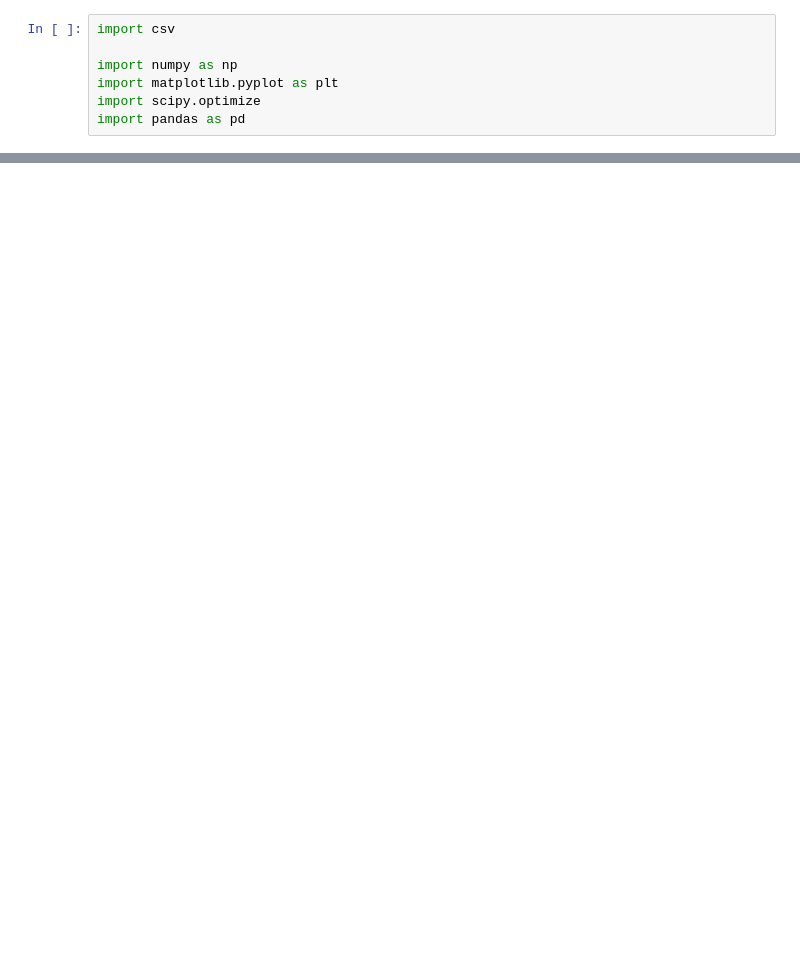
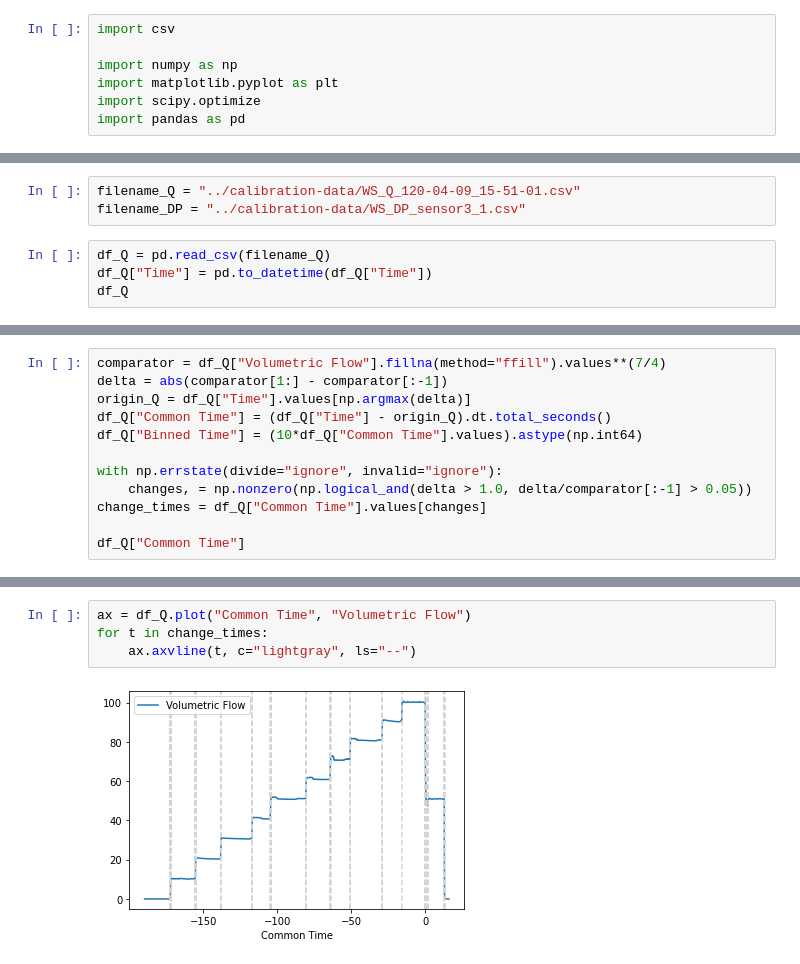
Before and after one commit to Princeton-Penn-Vents/princeton-penn-flowmeter, a Jupyter notebook: analysis/calibration-3.ipynb, the cells around one changed output, grey strips where cells are left out. Drawn from its saved outputs; the diff is of its cells as text; blank space fills up the shorter version.

```diff
--- a/analysis/calibration-3.ipynb
+++ b/analysis/calibration-3.ipynb
@@ -24,0 +8,7 @@ df
+# %%
+filename_Q = "../calibration-data/WS_Q_120-04-09_15-51-01.csv"
+filename_DP = "../calibration-data/WS_DP_sensor3_1.csv"
+# %%
+df_Q = pd.read_csv(filename_Q)
+df_Q["Time"] = pd.to_datetime(df_Q["Time"])
+df_Q
@@ -24,0 +59,12 @@ df
+# %%
+comparator = df_Q["Volumetric Flow"].fillna(method="ffill").values**(7/4)
+delta = abs(comparator[1:] - comparator[:-1])
+origin_Q = df_Q["Time"].values[np.argmax(delta)]
+df_Q["Common Time"] = (df_Q["Time"] - origin_Q).dt.total_seconds()
+df_Q["Binned Time"] = (10*df_Q["Common Time"].values).astype(np.int64)
+
+with np.errstate(divide="ignore", invalid="ignore"):
+    changes, = np.nonzero(np.logical_and(delta > 1.0, delta/comparator[:-1] > 0.05))
+change_times = df_Q["Common Time"].values[changes]
+
+df_Q["Common Time"]
@@ -24,0 +104,6 @@ df
+# %%
+ax = df_Q.plot("Common Time", "Volumetric Flow")
+for t in change_times:
+    ax.axvline(t, c="lightgray", ls="--")
+# %% [output]
+[figure, added]
```
Also changed, not shown: parts of 12 cells of this notebook, 2 other files.
